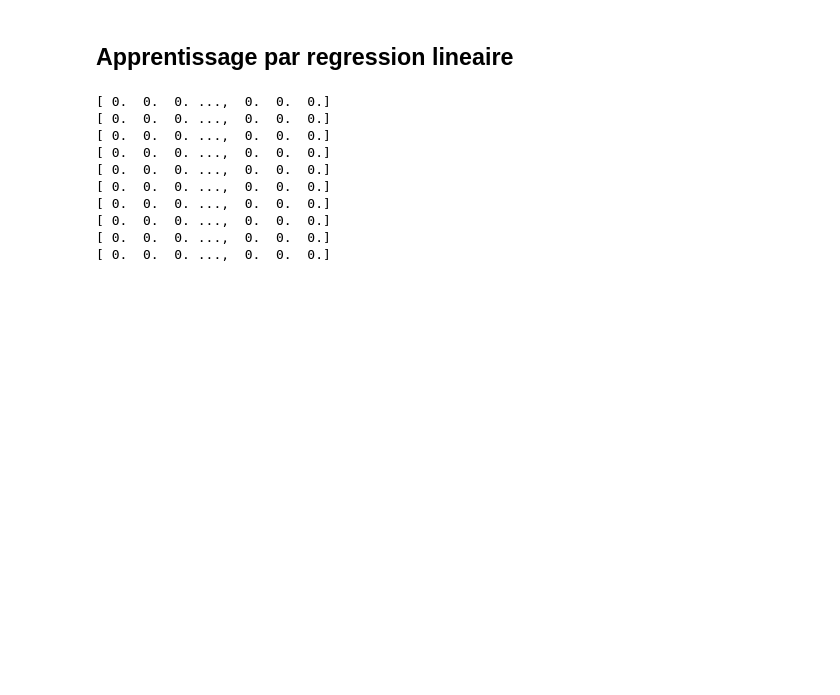
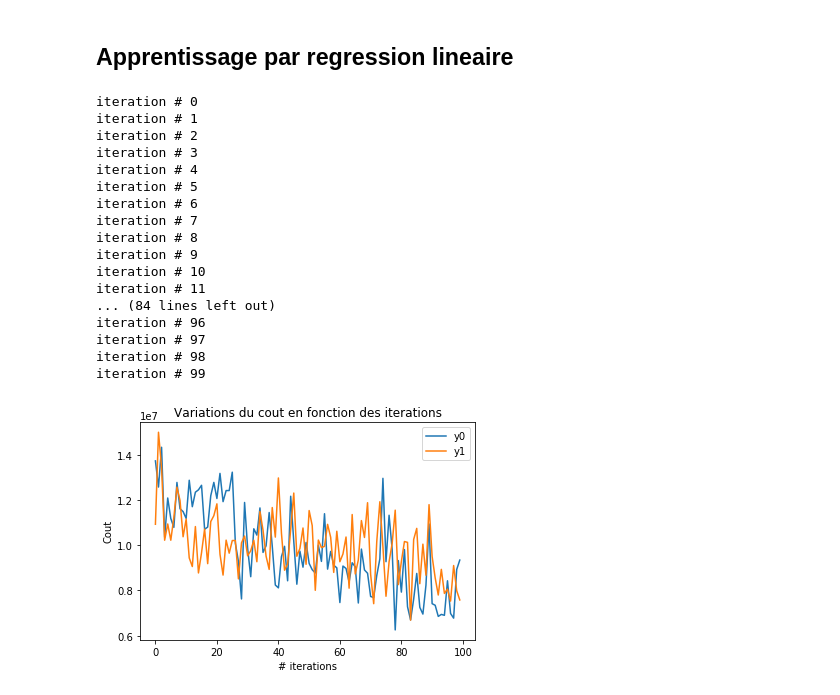
Before and after one commit to pierrealbiges/ActiveVision, a Jupyter notebook: Notebooks/mnist-logPolar-encoding.ipynb, the cells around one changed output. Cells and saved outputs as stored; diff of their text form; code cells hidden in the pictures; blank space fills up the shorter version.

Commit message:
Tentatives de regression linéaire

```diff
--- a/Notebooks/mnist-logPolar-encoding.ipynb
+++ b/Notebooks/mnist-logPolar-encoding.ipynb
@@ -311,18 +354,45 @@ def linear_regression_train(batch_size,
-# %%
-N_theta, N_orient, N_scale, N_phase = 6, 8, 5, 2
-N_X, N_Y = 128, 128
-phi = vectorization(N_theta, N_orient, N_scale, N_phase, N_X, N_Y)
-phi_vectorial = phi.reshape((N_theta*N_orient*N_scale*N_phase, N_X*N_Y))
-
-linear_regression_train(batch_size = 10, alpha = 0.3, theta=(0,0), iteration=0, phi_vectorial=phi_vectorial)
-# %% [output]
-[ 0.  0.  0. ...,  0.  0.  0.]
-[ 0.  0.  0. ...,  0.  0.  0.]
-[ 0.  0.  0. ...,  0.  0.  0.]
-[ 0.  0.  0. ...,  0.  0.  0.]
-[ 0.  0.  0. ...,  0.  0.  0.]
-[ 0.  0.  0. ...,  0.  0.  0.]
-[ 0.  0.  0. ...,  0.  0.  0.]
-[ 0.  0.  0. ...,  0.  0.  0.]
-[ 0.  0.  0. ...,  0.  0.  0.]
-[ 0.  0.  0. ...,  0.  0.  0.]
+# %%
+### Script realisant l'apprentissage par regression lineaire
+
+N_theta, N_orient, N_scale, N_phase = 6, 8, 5, 2
+N_X, N_Y = 128, 128
+phi = vectorization(N_theta, N_orient, N_scale, N_phase, N_X, N_Y)
+phi_vectorial = phi.reshape((N_theta*N_orient*N_scale*N_phase, N_X*N_Y))
+train_duration = 100 # nombre d'iterations que durera l'apprentissage ; 50
+values = (0,0)      # initialisation des theta pour la premiere iteration
+cout_y0, cout_y1 = [[] for _ in range(train_duration)], [[] for _ in range(train_duration)]
+
+for num_iteration in range(train_duration):
+    print('iteration #', num_iteration)
+    theta_updated = linear_regression_train(batch_size=300, alpha=0.01, theta=values, iteration=num_iteration, phi_vectorial=phi_vectorial)
+    values = (theta_updated[0], theta_updated[1])
+
+    cout_y0[num_iteration] = (theta_updated[2])
+    cout_y1[num_iteration] = (theta_updated[3])
+
+## Sortie graphique
+plt.plot(range(train_duration),cout_y0)
+plt.plot(range(train_duration),cout_y1)
+plt.legend(['y0','y1'], loc='upper right')
+plt.title('Variations du cout en fonction des iterations')
+plt.xlabel('# iterations') ; plt.ylabel('Cout')
+plt.show()
+# %% [output]
+iteration # 0
+iteration # 1
+iteration # 2
+iteration # 3
+iteration # 4
+iteration # 5
+iteration # 6
+iteration # 7
+iteration # 8
+iteration # 9
+iteration # 10
+iteration # 11
+... (84 lines left out)
+iteration # 96
+iteration # 97
+iteration # 98
+iteration # 99
+[figure, added]
```
Also changed, not shown: parts of 2 cells of this notebook.
